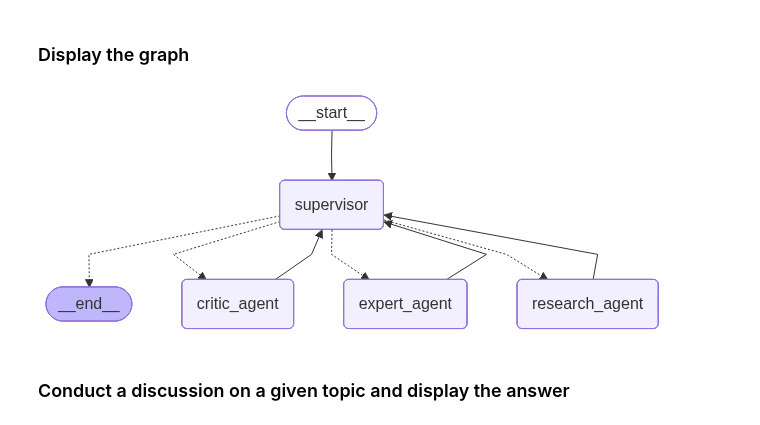
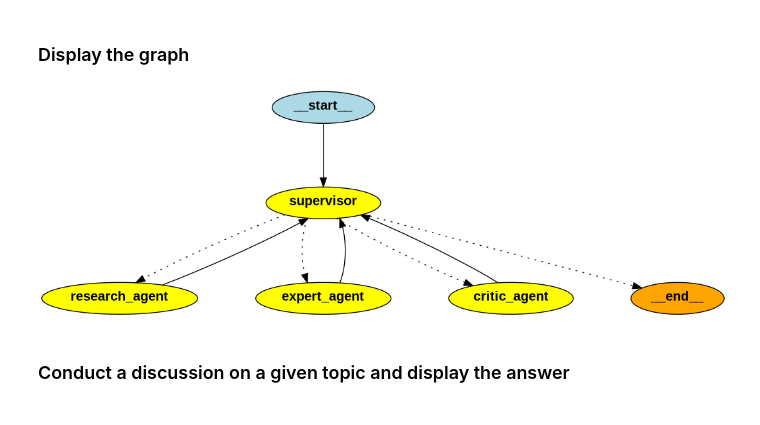
Before and after one commit to mzarnecki/course_llm_agent_apps_with_langchain_and_langgraph, a Jupyter notebook: en/10_1_Application_discussion_panel_with_supervisor_en.ipynb, the cells around one changed output. Saved outputs shown, nothing was run; the diff lists cells and outputs as text; code cells hidden in the pictures.

Commit message:
update en version of discussion panel example app

```diff
--- a/en/10_1_Application_discussion_panel_with_supervisor_en.ipynb
+++ b/en/10_1_Application_discussion_panel_with_supervisor_en.ipynb
@@ -87,10 +87,10 @@ expert_agent = create_react_agent(
     model="openai:gpt-4.1",
     tools=[],
     prompt=(
-       "You are an Expert. From the available facts, propose a practical solution/plan.\n"
-       "Include steps, requirements, and the minimal set of decisions. Write concisely."
-        "- After you finish your task, reply directly to the moderator\n"
-        "- Respond using only the results of your work; do not attach the source text."
+"You're the Expert. From the available facts, propose a practical solution/plan.\n"
+"Include steps, requirements, and a minimal set of decisions. Write concretely."
+"- After you finish your task, respond directly to the moderator\n"
+"- Reply using only the results of your work, do not include the text."
     ),
     name="expert_agent",
 )
@@ -101,10 +101,10 @@ critic_agent = create_react_agent(
     model="openai:gpt-4.1",
     tools=[],
     prompt=(
-     "You are a Critic. Your role is to find gaps, risks, and niejasności w propozycji.\n"
-     "Zadawaj dociekliwe pytania i wskaż brakujące elementy. Bądź konstruktywny."
-        "- After you finish your task, reply directly to the moderator\n"
-        "- Respond using only the results of your work; do not attach the source text."
+"You're the Critic. Your role is to find gaps, risks, and ambiguities in the proposal.\n"
+"Ask probing questions and point out missing elements. Be constructive."
+"- After you finish your task, respond directly to the moderator\n"
+"- Reply using only the results of your work, do not include the text."
     ),
     name="critic_agent",
 )
@@ -161,14 +161,13 @@ supervisor_agent = create_react_agent(
     model="openai:gpt-4.1",
     tools=[assign_to_research_agent, assign_to_expert_agent, assign_to_critic_agent],
     prompt=(
-        "Jesteś Moderatorem dyskusji w której birą udział 3 agenci: Researcher, Krytyk i Ekspert . Decydujesz, czy kończymy, czy kontynuujemy.\n"
-        "Jeśli kontynuujemy, podaj KRÓTKIE kolejne zapytanie badawcze (research_query) "
-        "dla Researchera, Krytyka lub Eksperta. Pisz po polsku. Jeżeli kończymy podsumuj dyskusję i przedstaw w utrukturyzowany i czytelny sposób odpowiedź na pytanie."
-        "- Researcher. Wyszukuje informacje i podaje fakty, które stanowią podstawe dalszej dyskucji\n"
-        "- Krytyk. Patrzy asertywnie na dotychczasowe wnioski i wskazuje słabe punkty i elemanty do zmiany lub poprawienia\n"
-        "- Ekspert. Wyciąga wnioski i stawia tezy. Stara się rozwiązać zadanie na podstawie informacji otrzyumanych od Researchera i Krytyka\n"
-        "Przypisz pracę jednemu agentowi naraz, nie wywołuj agentów równolegle.\n"
-        "Samodzielnie nie bierz udziału w dyskusji pracy."
+"You're the Moderator of a discussion in which 3 agents take part: Researcher, Critic and Expert. You decide whether we finish or continue.\n"
+"If we continue, provide a SHORT next research query (research_query) for the Researcher, Critic or Expert. If we finish, summarize the discussion and present in a structured and clear way the answer to the question."
+"- Researcher. Searches for information and provides facts that form the basis of further discussion\n"
+"- Critic. Looks assertively at the conclusions so far and points out weak points and elements to change or improve\n"
+"- Expert. Draws conclusions and makes theses. Tries to solve the task based on the information received from the Researcher and Critic\n"
+"Assign the work to one agent at a time, do not call agents in parallel.\n"
+"Do not take part in the work discussion yourself."
     ),
     name="supervisor",
 )
@@ -190,16 +189,16 @@ supervisor = (
     .add_edge("research_agent", "supervisor")
     .add_edge("expert_agent", "supervisor")
     .add_edge("critic_agent", "supervisor")
-    .compile(debug=True)
+    .compile()
 )
 # %% [markdown]
 ### Display the graph
 # %%
 from IPython.display import display, Image
 
-display(Image(supervisor.get_graph().draw_mermaid_png()))
+display(Image(supervisor.get_graph().draw_png()))
 # %% [output]
-[figure, old version]
+[figure, new version]
 # %% [markdown]
 ### Conduct a discussion on a given topic and display the answer
 # %%
```
Also changed, not shown: parts of 4 cells of this notebook.
